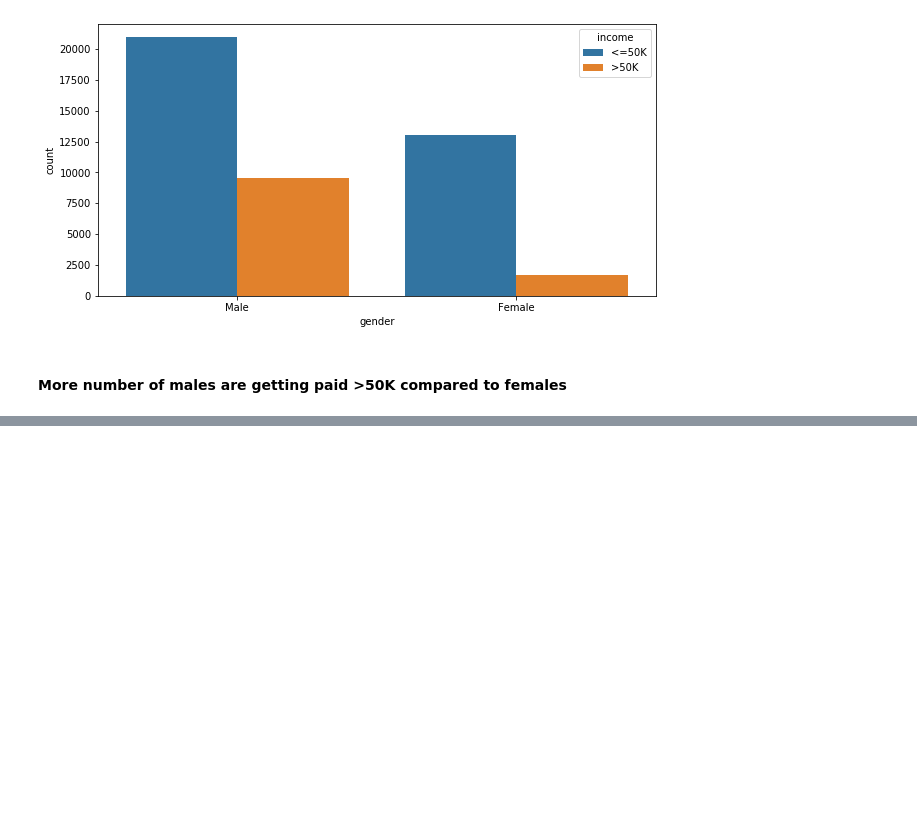
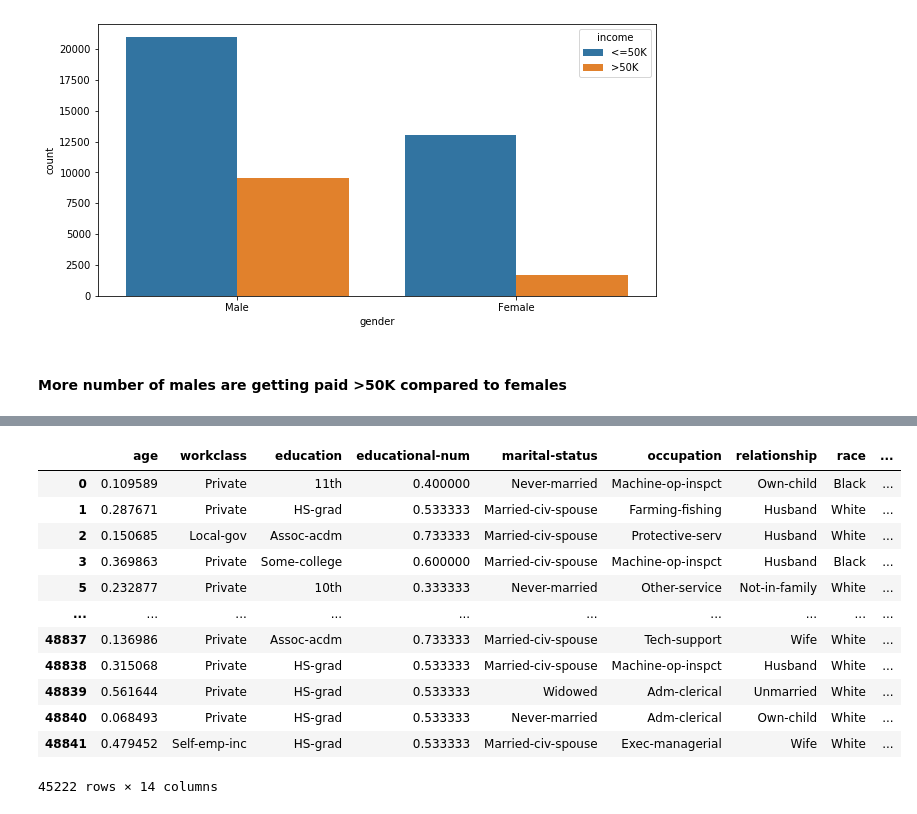
Before and after one commit to VaibhavSaran/Cipher_Schools_Assignments, a Jupyter notebook: Assignment 4/CIPHER SCHOOLS ASSIGNMENT 4.ipynb, the cells around one changed output, grey strips where cells are left out. Drawn from its saved outputs; the diff is of its cells as text; code cells hidden in the pictures; blank space fills up the shorter version.

```diff
--- a/Assignment 4/CIPHER SCHOOLS ASSIGNMENT 4.ipynb
+++ b/Assignment 4/CIPHER SCHOOLS ASSIGNMENT 4.ipynb
@@ -571,0 +638,9 @@ mlt.show()
+# %%
+#Using minmax scaler to normalize numerical data
+from sklearn.preprocessing import MinMaxScaler
+mms = MinMaxScaler()
+num_col=[]
+for i in adult:
+    if adult[i].dtype == "int64":
+        num_col.append(i)
+adult[num_col] = mms.fit_transform(adult[num_col])
@@ -571,0 +667,19 @@ mlt.show()
+# %%
+#Male is represented by 0 and female by 1 in gender column
+adult["gender"].replace(to_replace="Male",value=0,inplace=True)
+adult["gender"].replace(to_replace="Female",value=1,inplace=True)
+adult
+# %% [output]
+|  | age | workclass | education | educational-num | marital-status | occupation | relationship | race | ... |
+| 0 | 0.109589 | Private | 11th | 0.400000 | Never-married | Machine-op-inspct | Own-child | Black | ... |
+| 1 | 0.287671 | Private | HS-grad | 0.533333 | Married-civ-spouse | Farming-fishing | Husband | White | ... |
+| 2 | 0.150685 | Local-gov | Assoc-acdm | 0.733333 | Married-civ-spouse | Protective-serv | Husband | White | ... |
+| 3 | 0.369863 | Private | Some-college | 0.600000 | Married-civ-spouse | Machine-op-inspct | Husband | Black | ... |
+| 5 | 0.232877 | Private | 10th | 0.333333 | Never-married | Other-service | Not-in-family | White | ... |
+| ... | ... | ... | ... | ... | ... | ... | ... | ... | ... |
+| 48837 | 0.136986 | Private | Assoc-acdm | 0.733333 | Married-civ-spouse | Tech-support | Wife | White | ... |
+| 48838 | 0.315068 | Private | HS-grad | 0.533333 | Married-civ-spouse | Machine-op-inspct | Husband | White | ... |
+| 48839 | 0.561644 | Private | HS-grad | 0.533333 | Widowed | Adm-clerical | Unmarried | White | ... |
+| 48840 | 0.068493 | Private | HS-grad | 0.533333 | Never-married | Adm-clerical | Own-child | White | ... |
+| 48841 | 0.479452 | Self-emp-inc | HS-grad | 0.533333 | Married-civ-spouse | Exec-managerial | Wife | White | ... |
+45222 rows × 14 columns
```
Also changed, not shown: parts of 15 cells of this notebook.
